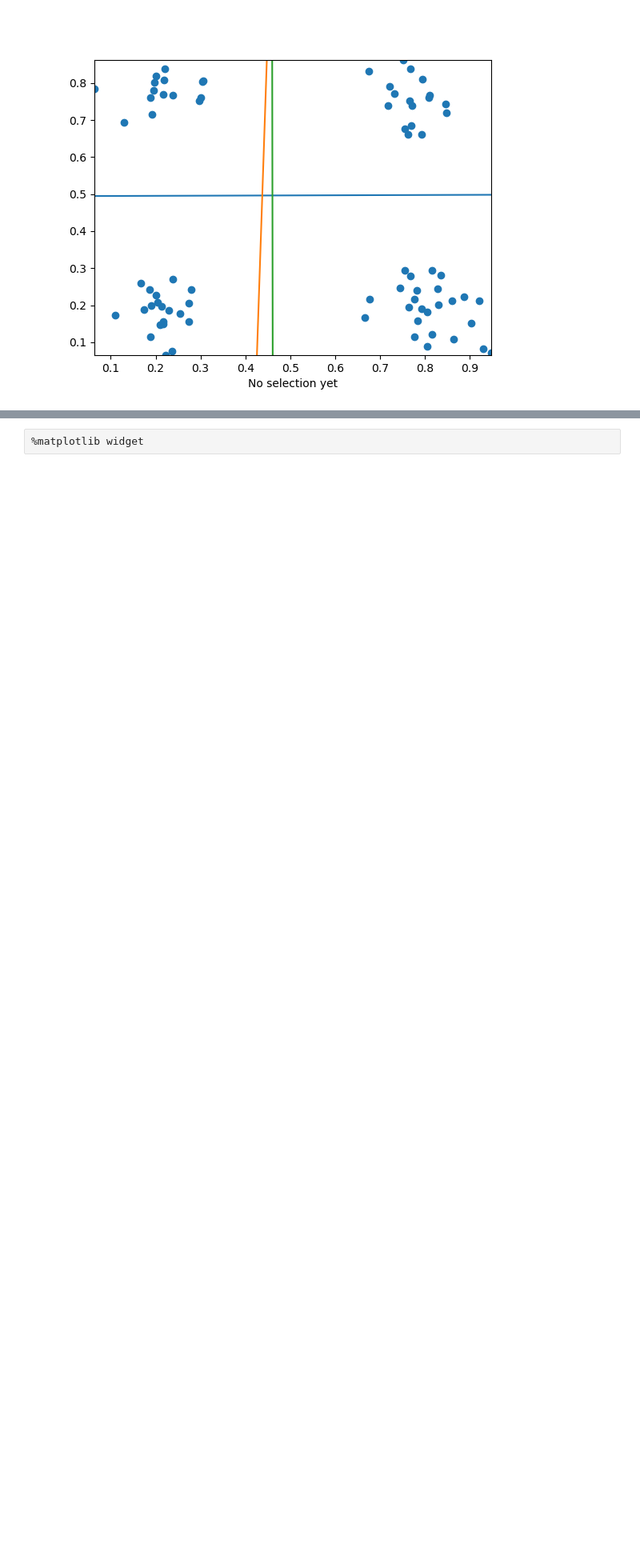
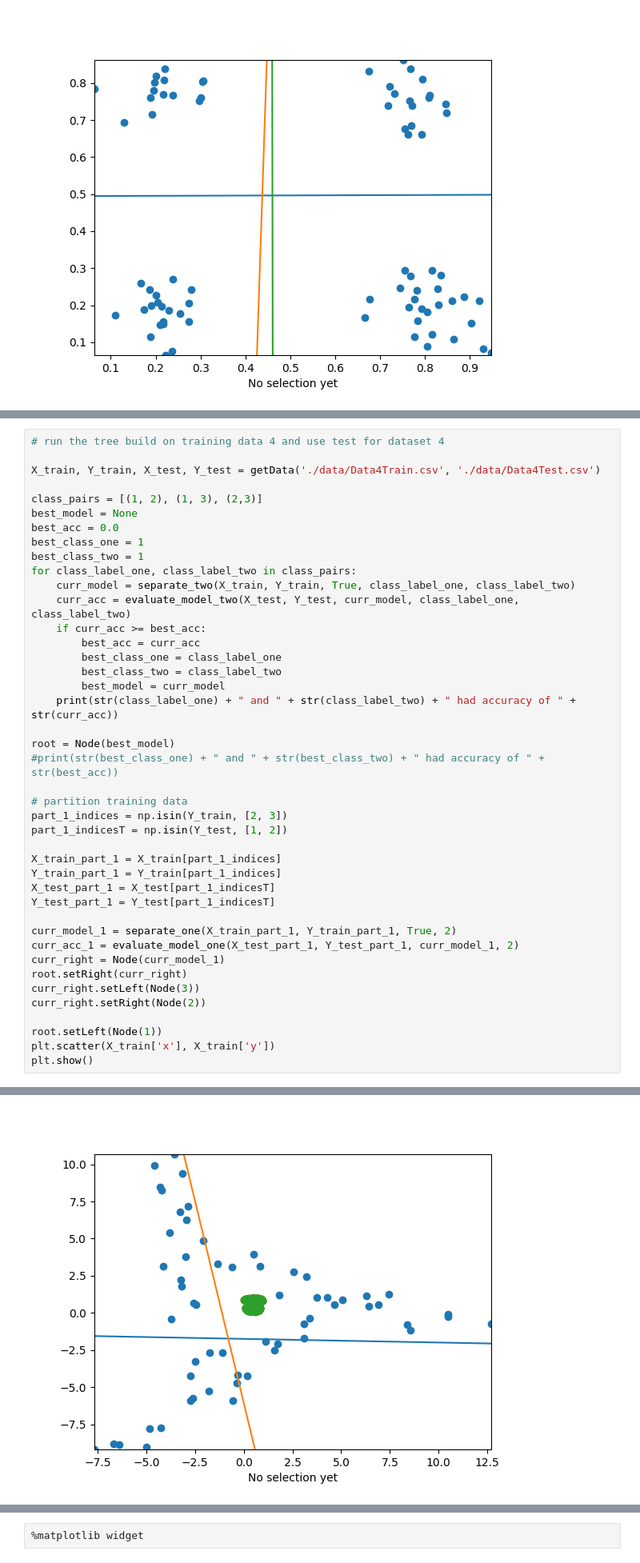
Before and after one commit to emmae04/380_finalProject, a Jupyter notebook: final.ipynb, the cells around one changed output, grey strips where cells are left out. Shown: that part at 80% size. Saved outputs shown, nothing was run; the diff lists cells and outputs as text; blank space fills up the shorter version.

```diff
--- a/final.ipynb
+++ b/final.ipynb
@@ -443,0 +478,43 @@ cid = fig.canvas.mpl_connect('button_press_event', onclick)
+# %%
+# run the tree build on training data 4 and use test for dataset 4
+
+X_train, Y_train, X_test, Y_test = getData('./data/Data4Train.csv', './data/Data4Test.csv')
+
+class_pairs = [(1, 2), (1, 3), (2,3)]
+best_model = None
+best_acc = 0.0
+best_class_one = 1
+best_class_two = 1
+for class_label_one, class_label_two in class_pairs:
+    curr_model = separate_two(X_train, Y_train, True, class_label_one, class_label_two)
+    curr_acc = evaluate_model_two(X_test, Y_test, curr_model, class_label_one, class_label_two)
+    if curr_acc >= best_acc:
+        best_acc = curr_acc
+        best_class_one = class_label_one
+        best_class_two = class_label_two
+        best_model = curr_model
+    print(str(class_label_one) + " and " + str(class_label_two) + " had accuracy of " + str(curr_acc))
+
+root = Node(best_model)
+#print(str(best_class_one) + " and " + str(best_class_two) + " had accuracy of " + str(best_acc))
+
+# partition training data
+part_1_indices = np.isin(Y_train, [2, 3])
+part_1_indicesT = np.isin(Y_test, [1, 2])
+
+X_train_part_1 = X_train[part_1_indices]
+Y_train_part_1 = Y_train[part_1_indices]
+X_test_part_1 = X_test[part_1_indicesT]
+Y_test_part_1 = Y_test[part_1_indicesT]
+
+curr_model_1 = separate_one(X_train_part_1, Y_train_part_1, True, 2)
+curr_acc_1 = evaluate_model_one(X_test_part_1, Y_test_part_1, curr_model_1, 2)
+curr_right = Node(curr_model_1)
+root.setRight(curr_right)
+curr_right.setLeft(Node(3))
+curr_right.setRight(Node(2))
+
+root.setLeft(Node(1))
+plt.scatter(X_train['x'], X_train['y'])
+plt.show()
+# %% [output]
@@ -443,0 +525 @@ cid = fig.canvas.mpl_connect('button_press_event', onclick)
+[figure, added]
```
Also changed, not shown: parts of 11 cells of this notebook.
